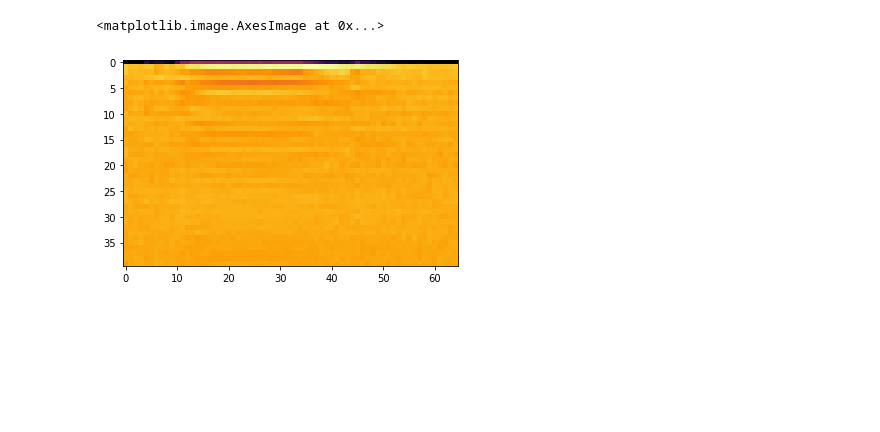
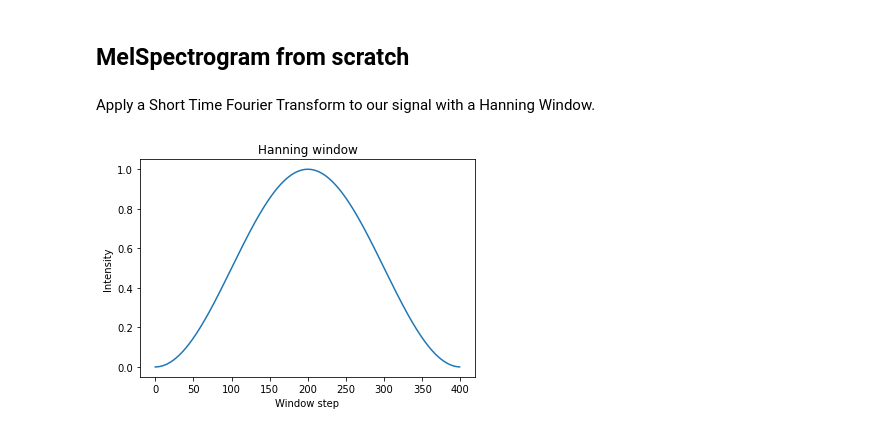
Before and after one commit to Guillem96/activity-recognition, a Jupyter notebook: notebooks/Audio Classification PyTorch.ipynb, the cells around one changed output. Saved outputs shown, nothing was run; the diff lists cells and outputs as text; code cells hidden in the pictures; blank space fills up the shorter version.

```diff
--- a/notebooks/Audio Classification PyTorch.ipynb
+++ b/notebooks/Audio Classification PyTorch.ipynb
@@ -36,9 +39,0 @@ plt.plot(fft[0]);
-# %%
-tfm = torchaudio.transforms.MFCC(sample_rate)
-mcc = tfm(waveform)
-mcc.size()
-
-plt.imshow(mcc.squeeze().numpy(), cmap='inferno')
-# %% [output]
-<matplotlib.image.AxesImage at 0x...>
-[figure, removed]
@@ -69,0 +40,12 @@ valid_ds = torchaudio.datasets.SPEECHCOMMANDS(
+# %% [markdown]
+## MelSpectrogram from scratch
+# %% [markdown]
+Apply a Short Time Fourier Transform to our signal with a Hanning Window.
+# %%
+plt.title('Hanning window')
+plt.plot(torch.hann_window(400))
+plt.xlabel('Window step')
+plt.ylabel('Intensity')
+plt.show()
+# %% [output]
+[figure, added]
```
Also changed, not shown: parts of 20 cells of this notebook, 4 other files.
